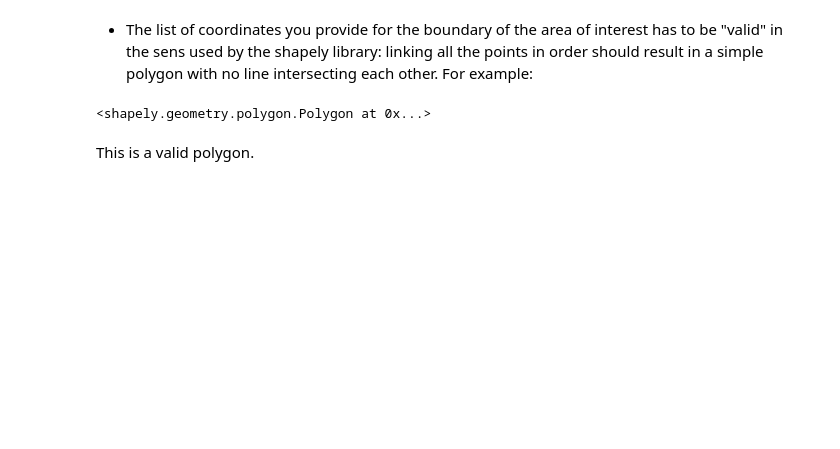
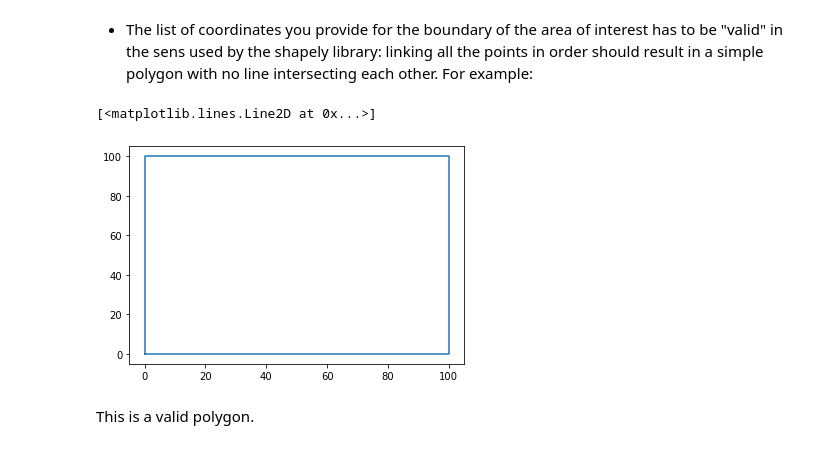
Before and after one commit to aberut/paircorrelation2d, a Jupyter notebook: example.ipynb, the cells around one changed output. Drawn from its saved outputs; the diff is of its cells as text; code cells hidden in the pictures; blank space fills up the shorter version.

```diff
--- a/example.ipynb
+++ b/example.ipynb
@@ -181,10 +186,11 @@ lshape_poly.convex_hull
 # %% [markdown]
 - The list of coordinates you provide for the boundary of the area of interest has to be "valid" in the sens used by the shapely library: linking all the points in order should result in a simple polygon with no line intersecting each other. For example:
 # %%
-valid_square = Polygon([[0,0],[0,100],[100,100],[100,0]])
-valid_square
+valid_square = np.array([[0,0],[0,100],[100,100],[100,0]])
+plt.plot(np.append(valid_square[:,0],0),np.append(valid_square[:,1],0))
 # %% [output]
-<shapely.geometry.polygon.Polygon at 0x...>
+[<matplotlib.lines.Line2D at 0x...>]
+[figure, added]
 # %% [markdown]
 This is a valid polygon.
 # %%
```
Also changed, not shown: parts of 13 cells of this notebook, 1 other file.
